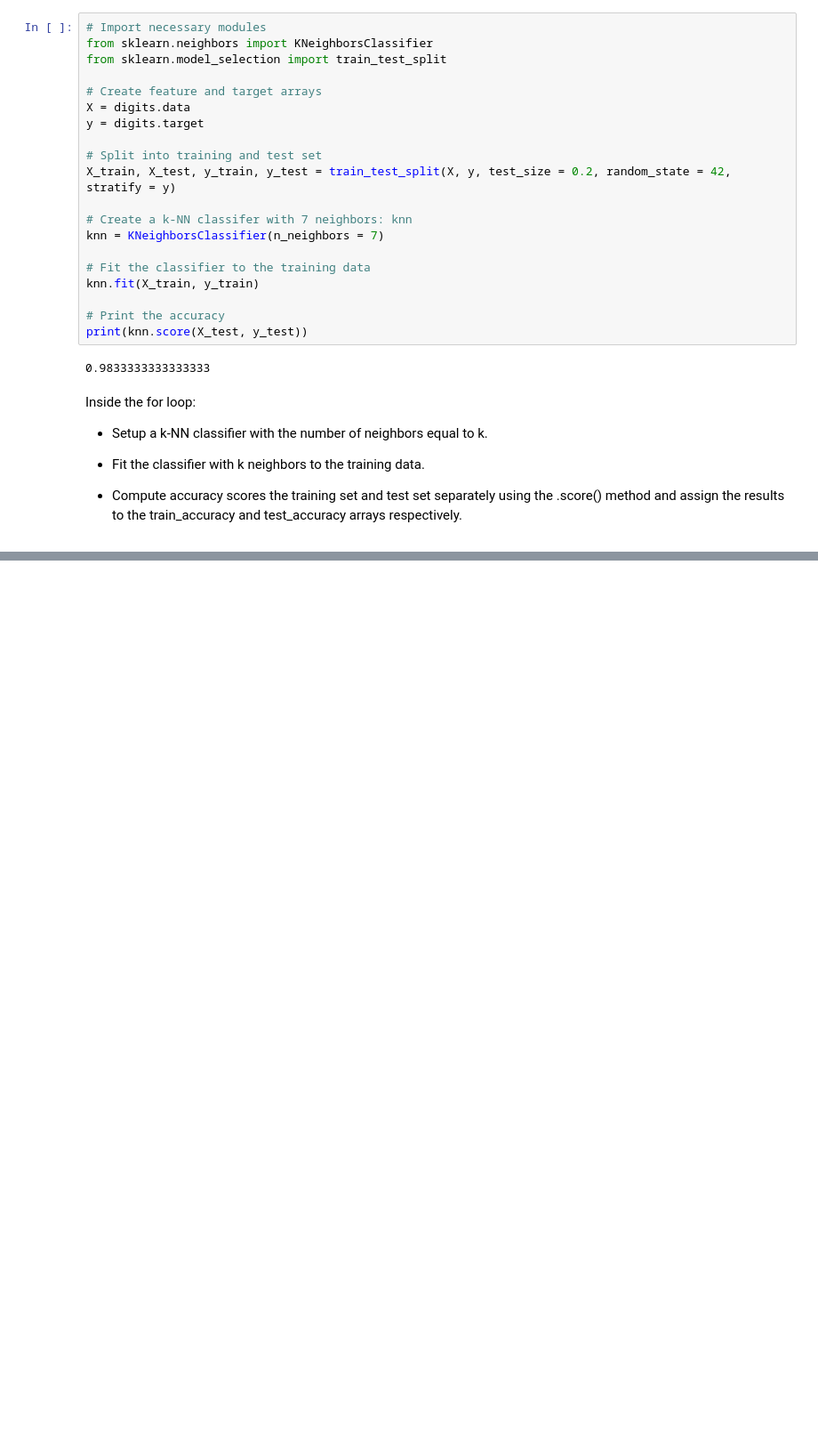
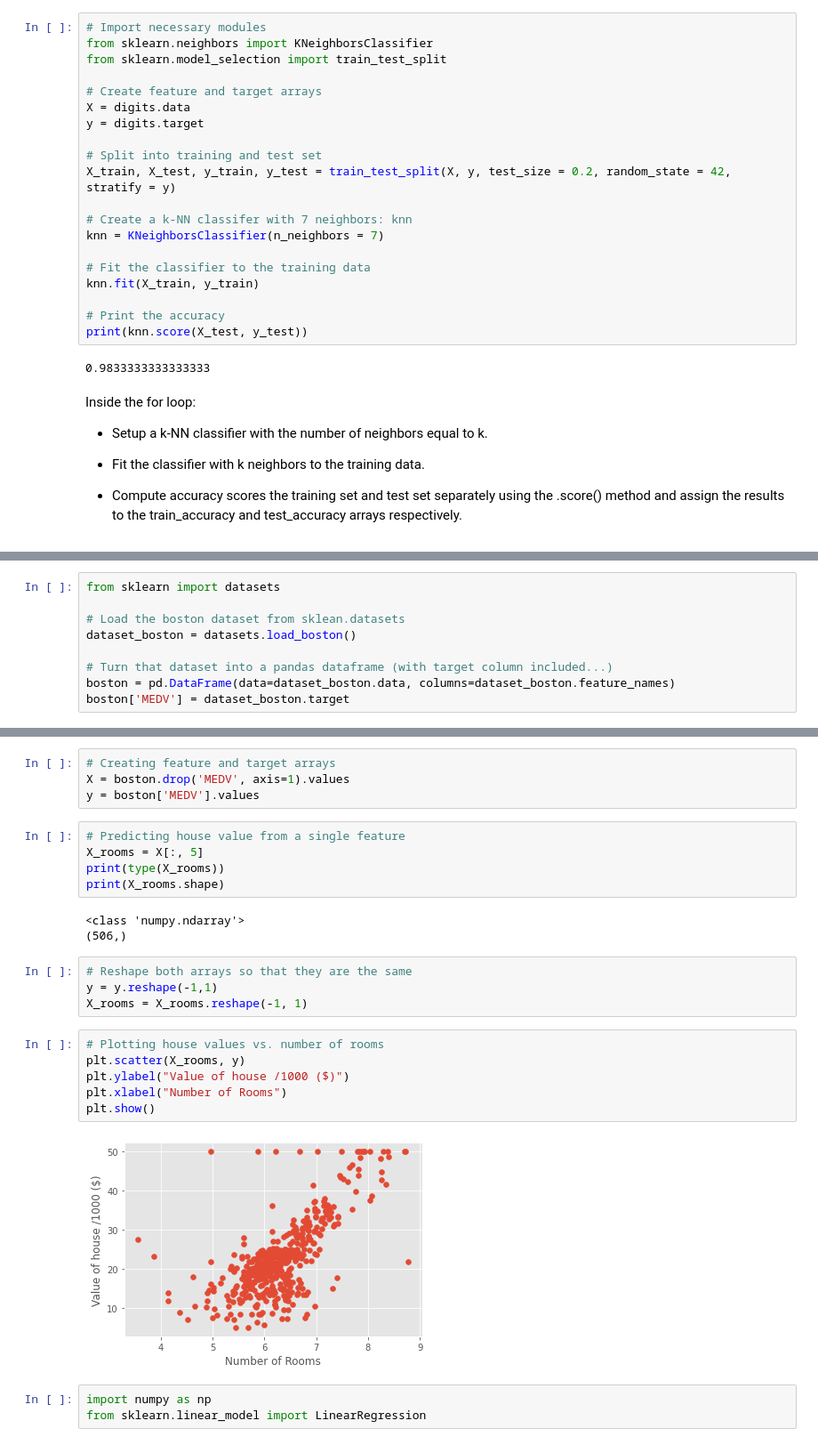
Before and after one commit to matthewdillonsmith/MLnotes, a Jupyter notebook: Supervised_ML.ipynb, the cells around one changed output, grey strips where cells are left out. Shown at 89% size. Saved outputs shown, nothing was run; the diff lists cells and outputs as text; blank space fills up the shorter version.

```diff
--- a/Supervised_ML.ipynb
+++ b/Supervised_ML.ipynb
@@ -466,0 +478,9 @@ plt.show()
+# %%
+from sklearn import datasets
+
+# Load the boston dataset from sklean.datasets
+dataset_boston = datasets.load_boston()
+
+# Turn that dataset into a pandas dataframe (with target column included...)
+boston = pd.DataFrame(data=dataset_boston.data, columns=dataset_boston.feature_names)
+boston['MEDV'] = dataset_boston.target
@@ -466,0 +514,27 @@ plt.show()
+# %%
+# Creating feature and target arrays
+X = boston.drop('MEDV', axis=1).values
+y = boston['MEDV'].values
+# %%
+# Predicting house value from a single feature
+X_rooms = X[:, 5]
+print(type(X_rooms))
+print(X_rooms.shape)
+# %% [output]
+<class 'numpy.ndarray'>
+(506,)
+# %%
+# Reshape both arrays so that they are the same
+y = y.reshape(-1,1)
+X_rooms = X_rooms.reshape(-1, 1)
+# %%
+# Plotting house values vs. number of rooms
+plt.scatter(X_rooms, y)
+plt.ylabel("Value of house /1000 ($)")
+plt.xlabel("Number of Rooms")
+plt.show()
+# %% [output]
+[figure, added]
+# %%
+import numpy as np
+from sklearn.linear_model import LinearRegression
```
Also changed, not shown: parts of 9 cells of this notebook.
